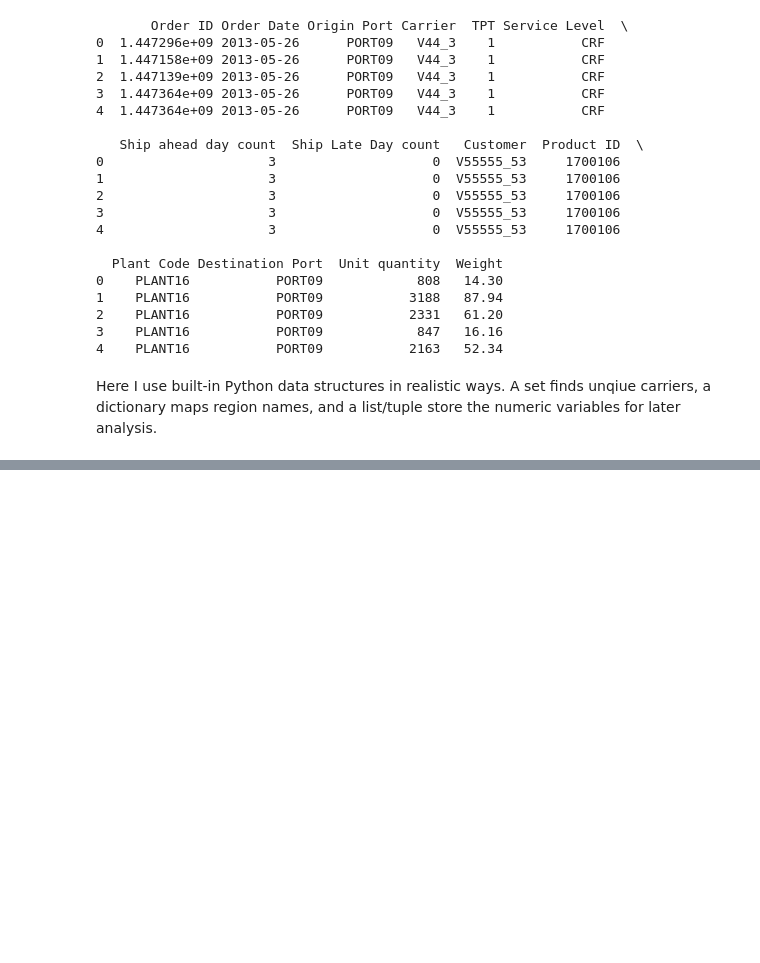
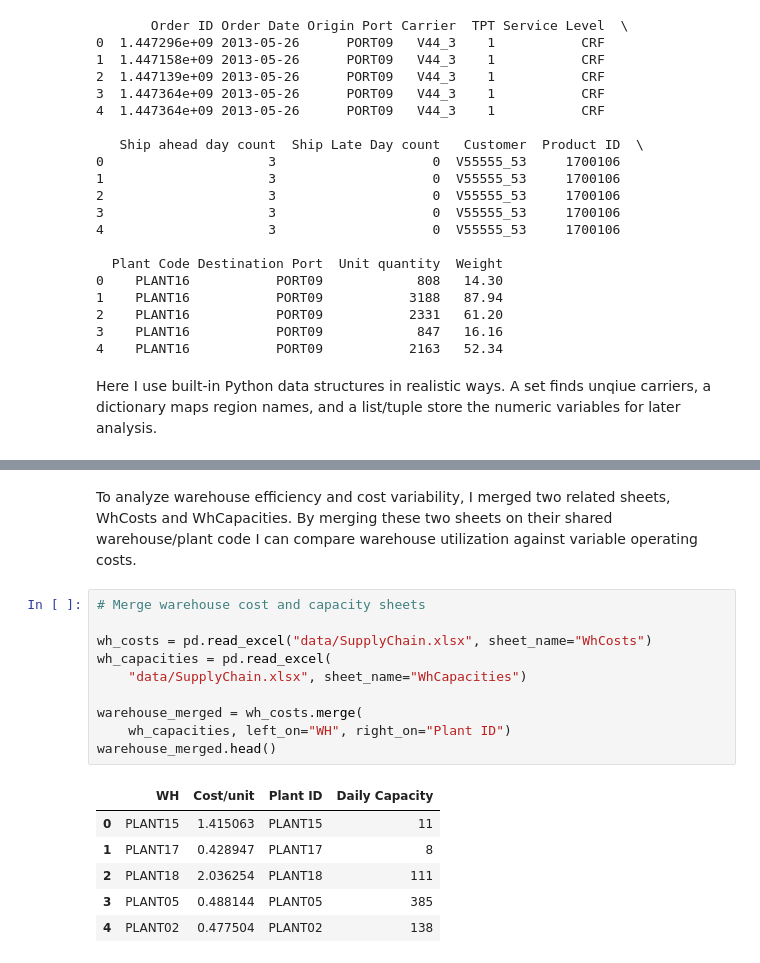
Before and after one commit to IT2053C-Gilany/final-project-patellldiyaaa, a Jupyter notebook: final-project.ipynb, the cells around one changed output, grey strips where cells are left out. Cells and saved outputs as stored; diff of their text form; blank space fills up the shorter version.

```diff
--- a/final-project.ipynb
+++ b/final-project.ipynb
@@ -223,0 +343,20 @@ Number of unique carriers: 3
+# %% [markdown]
+To analyze warehouse efficiency and cost variability, I merged two related sheets, WhCosts and WhCapacities. By merging these two sheets on their shared warehouse/plant code I can compare warehouse utilization against
+variable operating costs.
+# %%
+# Merge warehouse cost and capacity sheets
+
+wh_costs = pd.read_excel("data/SupplyChain.xlsx", sheet_name="WhCosts")
+wh_capacities = pd.read_excel(
+    "data/SupplyChain.xlsx", sheet_name="WhCapacities")
+
+warehouse_merged = wh_costs.merge(
+    wh_capacities, left_on="WH", right_on="Plant ID")
+warehouse_merged.head()
+# %% [output]
+|  | WH | Cost/unit | Plant ID | Daily Capacity |
+| 0 | PLANT15 | 1.415063 | PLANT15 | 11 |
+| 1 | PLANT17 | 0.428947 | PLANT17 | 8 |
+| 2 | PLANT18 | 2.036254 | PLANT18 | 111 |
+| 3 | PLANT05 | 0.488144 | PLANT05 | 385 |
+| 4 | PLANT02 | 0.477504 | PLANT02 | 138 |
```
Also changed, not shown: parts of 12 cells of this notebook.
